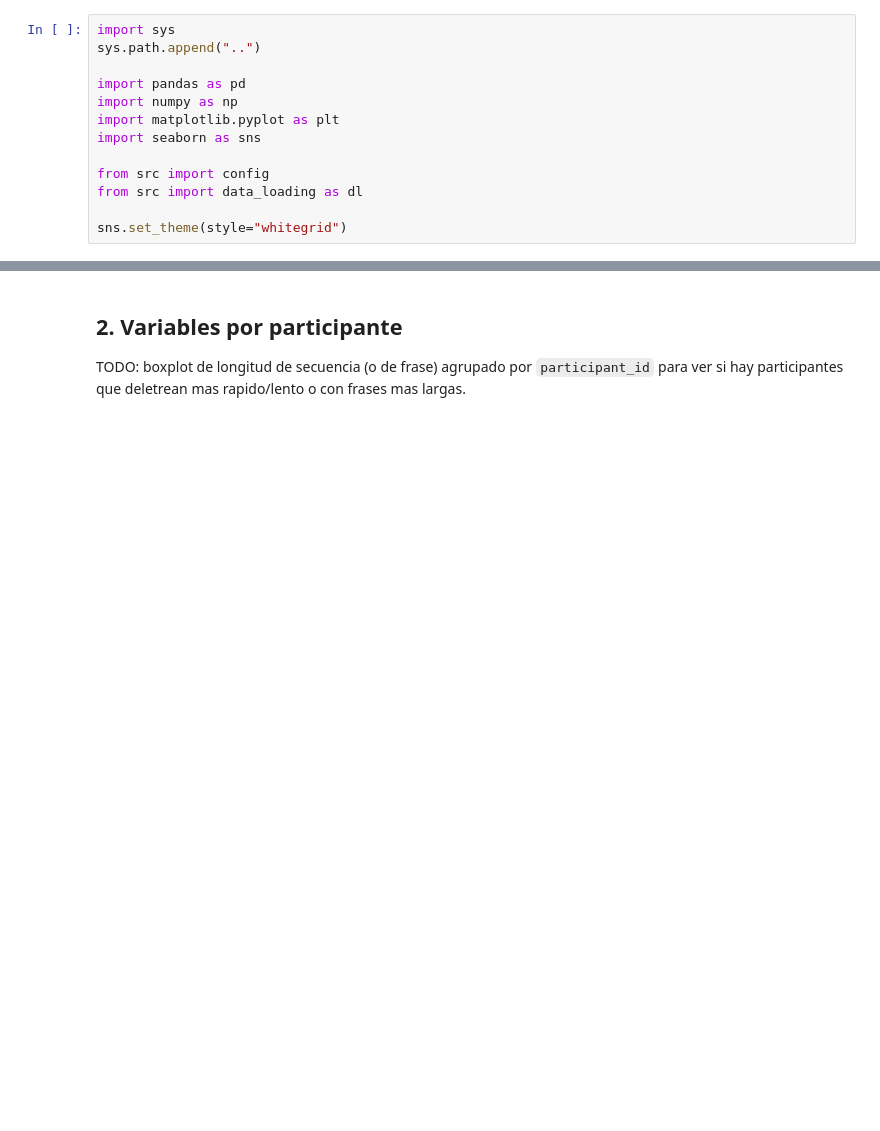
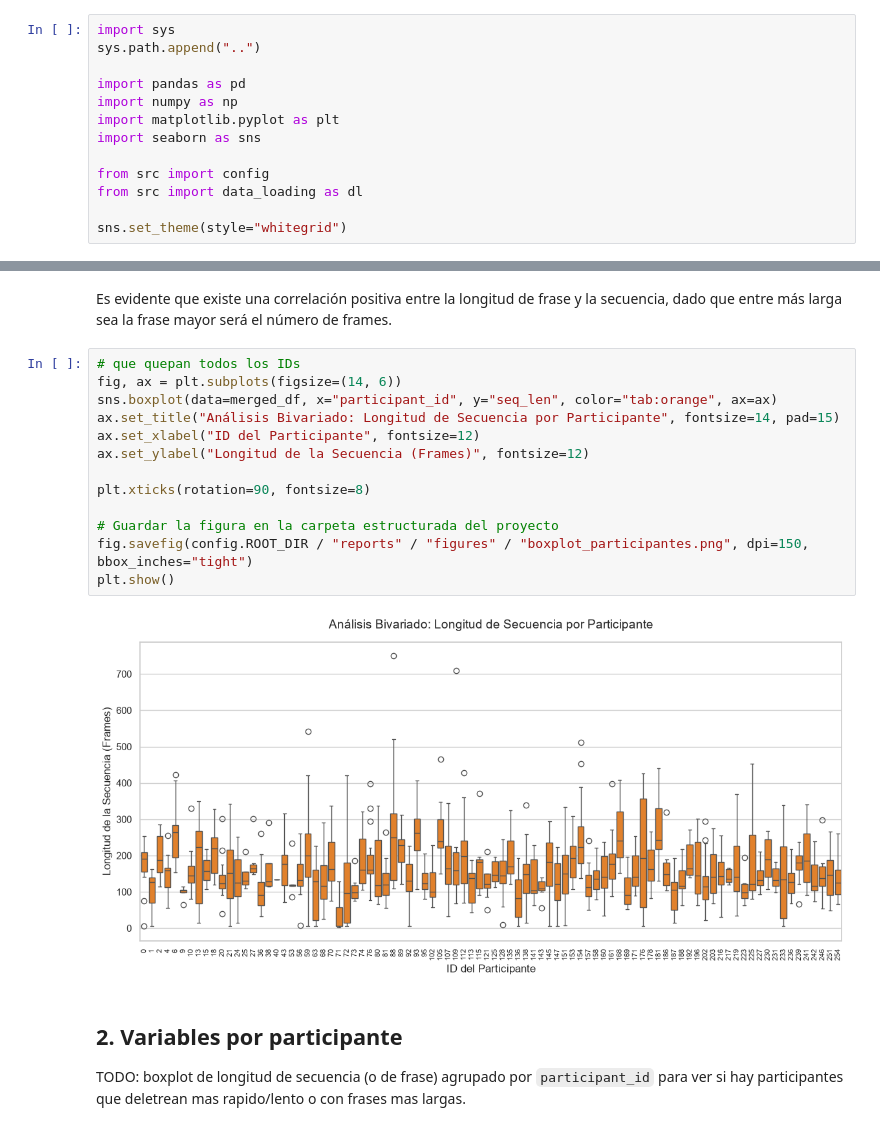
Before and after one commit to DufreyM/CC3084-Proyecto2, a Jupyter notebook: notebooks/04_analisis_bivariado.ipynb, the cells around one changed output, grey strips where cells are left out. Saved outputs shown, nothing was run; the diff lists cells and outputs as text; blank space fills up the shorter version.

```diff
--- a/notebooks/04_analisis_bivariado.ipynb
+++ b/notebooks/04_analisis_bivariado.ipynb
@@ -30,3 +131,20 @@ TODO: dispersion + correlacion entre el numero de frames de la secuencia y el nu
+# %% [markdown]
+Es evidente que existe una correlación positiva entre la longitud de frase y la secuencia, dado que entre más larga sea la frase mayor será el número de frames.
+# %%
+# que quepan todos los IDs
+fig, ax = plt.subplots(figsize=(14, 6))
+sns.boxplot(data=merged_df, x="participant_id", y="seq_len", color="tab:orange", ax=ax)
+ax.set_title("Análisis Bivariado: Longitud de Secuencia por Participante", fontsize=14, pad=15)
+ax.set_xlabel("ID del Participante", fontsize=12)
+ax.set_ylabel("Longitud de la Secuencia (Frames)", fontsize=12)
+
+plt.xticks(rotation=90, fontsize=8)
+
+# Guardar la figura en la carpeta estructurada del proyecto
+fig.savefig(config.ROOT_DIR / "reports" / "figures" / "boxplot_participantes.png", dpi=150, bbox_inches="tight")
+plt.show()
+# %% [output]
+[figure, added]
 # %% [markdown]
 ## 2. Variables por participante
 
```
Also changed, not shown: parts of 11 cells of this notebook, 4 other files.
